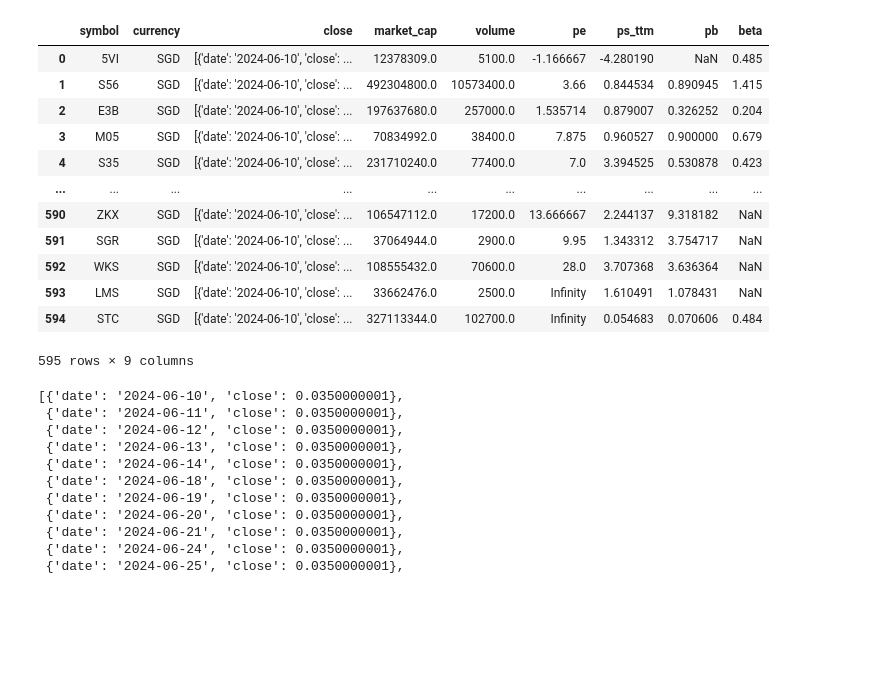
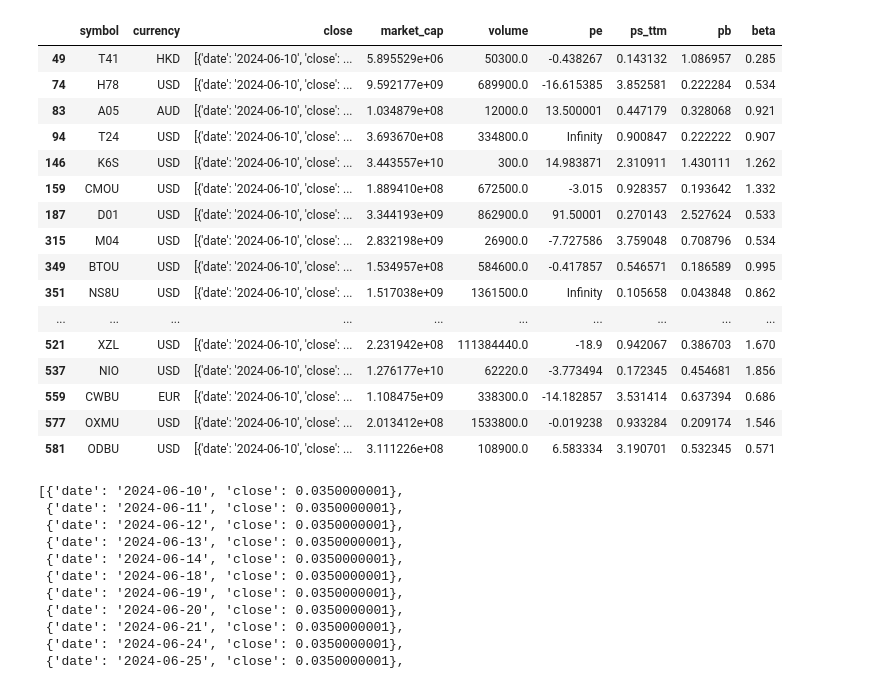
Before and after one commit to supertypeai/sectors_sg_my_data_updater, a Jupyter notebook: sg_my_scraper.ipynb, the cells around one changed output. Saved outputs shown, nothing was run; the diff lists cells and outputs as text; code cells hidden in the pictures; blank space fills up the shorter version.

```diff
--- a/sg_my_scraper.ipynb
+++ b/sg_my_scraper.ipynb
@@ -169,19 +331,23 @@ data_db[["symbol", "currency","close", "market_cap", "volume", "pe", "ps_ttm", "
 # %%
-data_prep[["symbol", "currency","close", "market_cap", "volume", "pe", "ps_ttm", "pb", "beta"]]
+data_prep[data_prep["currency"] != "SGD"][["symbol", "currency","close", "market_cap", "volume", "pe", "ps_ttm", "pb", "beta"]]
 # %% [output]
 |  | symbol | currency | close | market_cap | volume | pe | ps_ttm | pb | beta |
-| 0 | 5VI | SGD | [{'date': '2024-06-10', 'close': ... | 12378309.0 | 5100.0 | -1.166667 | -4.280190 | NaN | 0.485 |
-| 1 | S56 | SGD | [{'date': '2024-06-10', 'close': ... | 492304800.0 | 10573400.0 | 3.66 | 0.844534 | 0.890945 | 1.415 |
-| 2 | E3B | SGD | [{'date': '2024-06-10', 'close': ... | 197637680.0 | 257000.0 | 1.535714 | 0.879007 | 0.326252 | 0.204 |
-| 3 | M05 | SGD | [{'date': '2024-06-10', 'close': ... | 70834992.0 | 38400.0 | 7.875 | 0.960527 | 0.900000 | 0.679 |
-| 4 | S35 | SGD | [{'date': '2024-06-10', 'close': ... | 231710240.0 | 77400.0 | 7.0 | 3.394525 | 0.530878 | 0.423 |
+| 49 | T41 | HKD | [{'date': '2024-06-10', 'close': ... | 5.895529e+06 | 50300.0 | -0.438267 | 0.143132 | 1.086957 | 0.285 |
+| 74 | H78 | USD | [{'date': '2024-06-10', 'close': ... | 9.592177e+09 | 689900.0 | -16.615385 | 3.852581 | 0.222284 | 0.534 |
+| 83 | A05 | AUD | [{'date': '2024-06-10', 'close': ... | 1.034879e+08 | 12000.0 | 13.500001 | 0.447179 | 0.328068 | 0.921 |
+| 94 | T24 | USD | [{'date': '2024-06-10', 'close': ... | 3.693670e+08 | 334800.0 | Infinity | 0.900847 | 0.222222 | 0.907 |
+| 146 | K6S | USD | [{'date': '2024-06-10', 'close': ... | 3.443557e+10 | 300.0 | 14.983871 | 2.310911 | 1.430111 | 1.262 |
+| 159 | CMOU | USD | [{'date': '2024-06-10', 'close': ... | 1.889410e+08 | 672500.0 | -3.015 | 0.928357 | 0.193642 | 1.332 |
+| 187 | D01 | USD | [{'date': '2024-06-10', 'close': ... | 3.344193e+09 | 862900.0 | 91.50001 | 0.270143 | 2.527624 | 0.533 |
+| 315 | M04 | USD | [{'date': '2024-06-10', 'close': ... | 2.832198e+09 | 26900.0 | -7.727586 | 3.759048 | 0.708796 | 0.534 |
+| 349 | BTOU | USD | [{'date': '2024-06-10', 'close': ... | 1.534957e+08 | 584600.0 | -0.417857 | 0.546571 | 0.186589 | 0.995 |
+| 351 | NS8U | USD | [{'date': '2024-06-10', 'close': ... | 1.517038e+09 | 1361500.0 | Infinity | 0.105658 | 0.043848 | 0.862 |
 | ... | ... | ... | ... | ... | ... | ... | ... | ... | ... |
-| 590 | ZKX | SGD | [{'date': '2024-06-10', 'close': ... | 106547112.0 | 17200.0 | 13.666667 | 2.244137 | 9.318182 | NaN |
-| 591 | SGR | SGD | [{'date': '2024-06-10', 'close': ... | 37064944.0 | 2900.0 | 9.95 | 1.343312 | 3.754717 | NaN |
-| 592 | WKS | SGD | [{'date': '2024-06-10', 'close': ... | 108555432.0 | 70600.0 | 28.0 | 3.707368 | 3.636364 | NaN |
-| 593 | LMS | SGD | [{'date': '2024-06-10', 'close': ... | 33662476.0 | 2500.0 | Infinity | 1.610491 | 1.078431 | NaN |
-| 594 | STC | SGD | [{'date': '2024-06-10', 'close': ... | 327113344.0 | 102700.0 | Infinity | 0.054683 | 0.070606 | 0.484 |
+| 521 | XZL | USD | [{'date': '2024-06-10', 'close': ... | 2.231942e+08 | 111384440.0 | -18.9 | 0.942067 | 0.386703 | 1.670 |
+| 537 | NIO | USD | [{'date': '2024-06-10', 'close': ... | 1.276177e+10 | 62220.0 | -3.773494 | 0.172345 | 0.454681 | 1.856 |
+| 559 | CWBU | EUR | [{'date': '2024-06-10', 'close': ... | 1.108475e+09 | 338300.0 | -14.182857 | 3.531414 | 0.637394 | 0.686 |
+| 577 | OXMU | USD | [{'date': '2024-06-10', 'close': ... | 2.013412e+08 | 1533800.0 | -0.019238 | 0.933284 | 0.209174 | 1.546 |
+| 581 | ODBU | USD | [{'date': '2024-06-10', 'close': ... | 3.111226e+08 | 108900.0 | 6.583334 | 3.190701 | 0.532345 | 0.571 |
-595 rows × 9 columns
 # %%
 data_prep["close"].loc[0]
 # %% [output]
```
Also changed, not shown: parts of 36 cells of this notebook, 1 other file.
